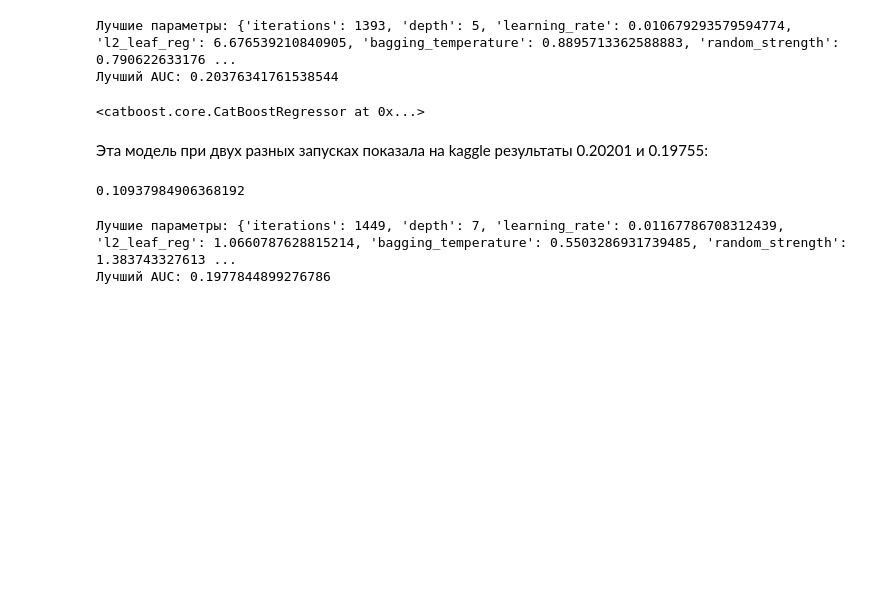
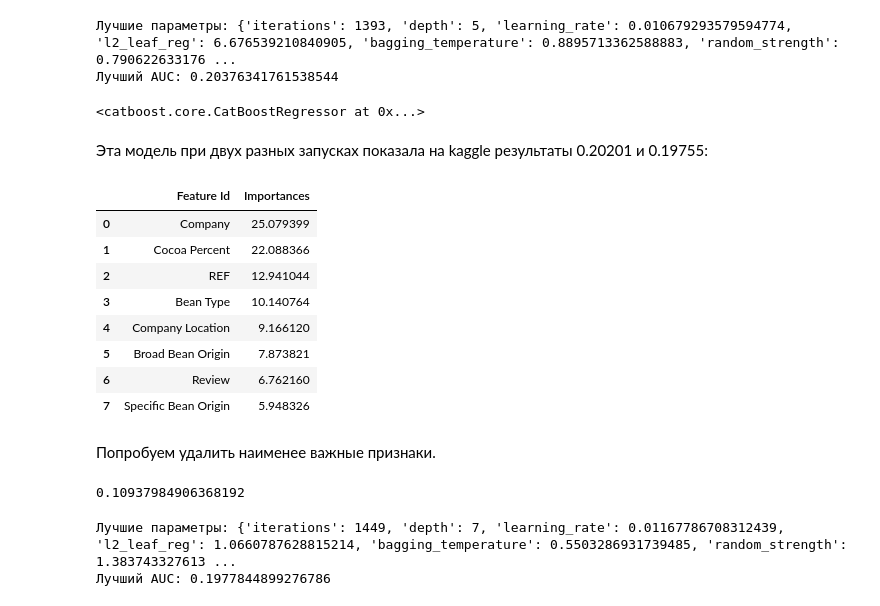
Before and after one commit to PolyakovMA/chocolate-review, a Jupyter notebook: Chocolate_reviews.ipynb, the cells around one changed output. Cells and saved outputs as stored; diff of their text form; code cells hidden in the pictures; blank space fills up the shorter version.

```diff
--- a/Chocolate_reviews.ipynb
+++ b/Chocolate_reviews.ipynb
@@ -634,3 +632,17 @@ base_model.fe
+# %%
+base_model.get_feature_importance(prettified=True)
+# %% [output]
+|  | Feature Id | Importances |
+| 0 | Company | 25.079399 |
+| 1 | Cocoa Percent | 22.088366 |
+| 2 | REF | 12.941044 |
+| 3 | Bean Type | 10.140764 |
+| 4 | Company Location | 9.166120 |
+| 5 | Broad Bean Origin | 7.873821 |
+| 6 | Review | 6.762160 |
+| 7 | Specific Bean Origin | 5.948326 |
+# %% [markdown]
+Попробуем удалить наименее важные признаки.
 # %%
 train_df = X_train.copy()
 test_df = X_test.copy()
```
Also changed, not shown: parts of 2 cells of this notebook.
